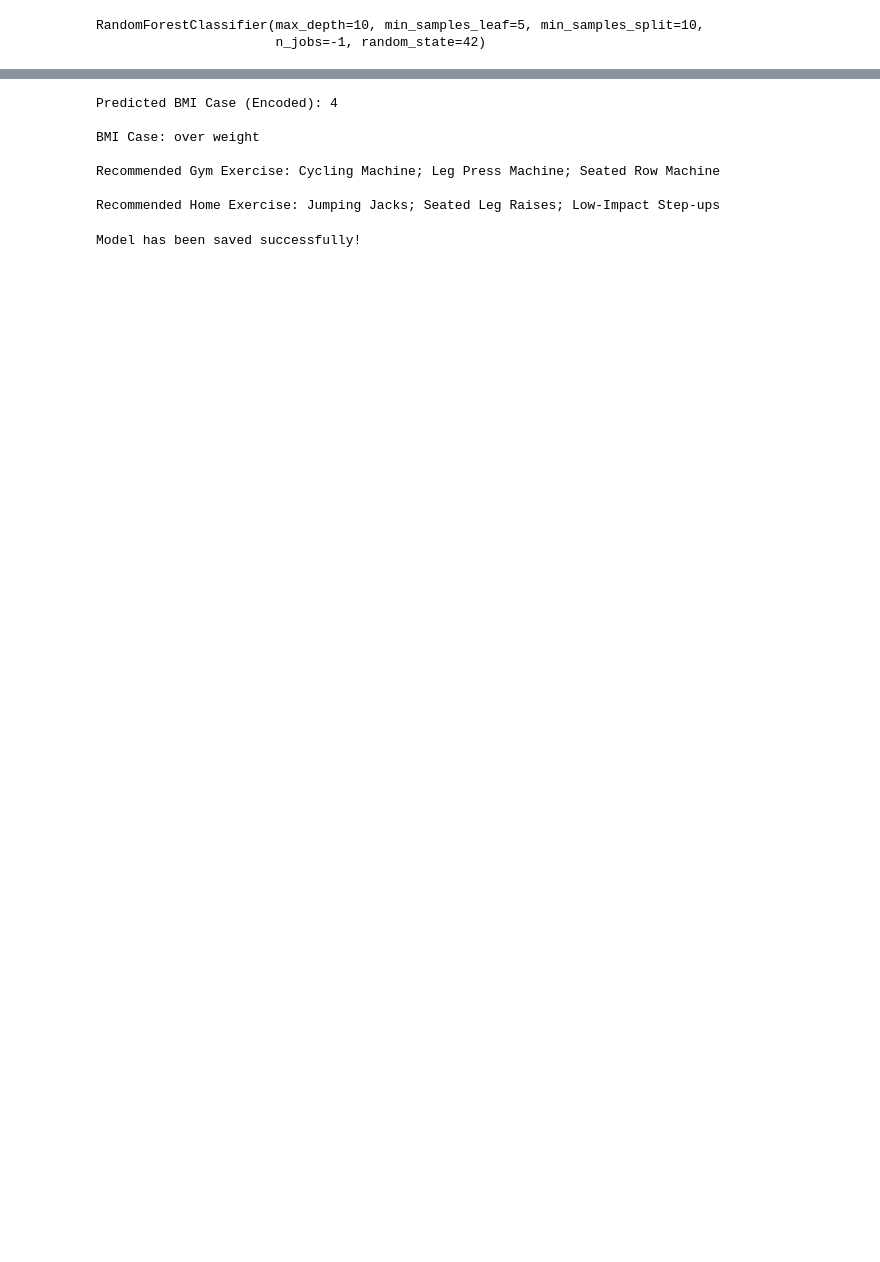
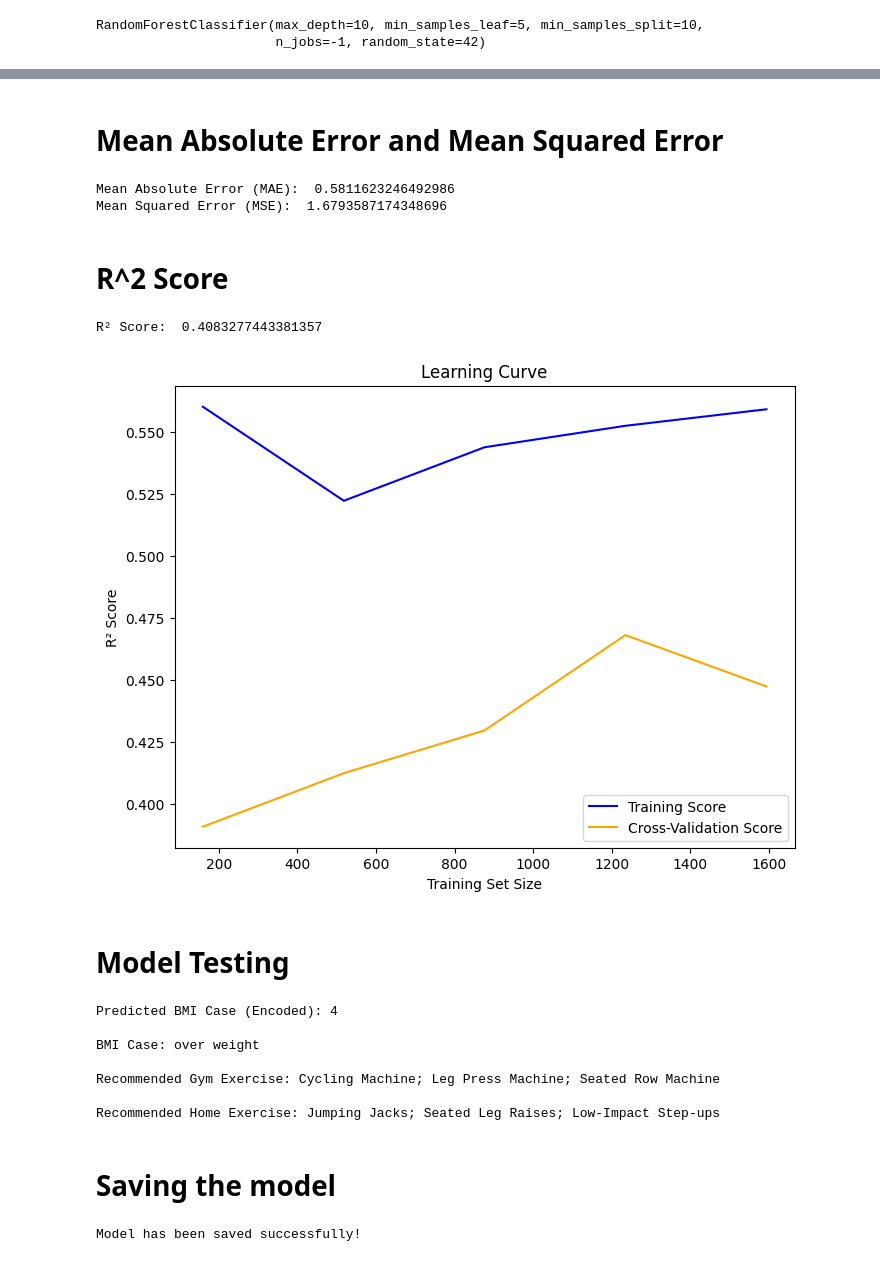
Before and after one commit to MithilaCoomaraswamy/DSGP, a Jupyter notebook: Random_Forest_Final_1_.ipynb, the cells around one changed output, grey strips where cells are left out. Saved outputs shown, nothing was run; the diff lists cells and outputs as text; code cells hidden in the pictures; blank space fills up the shorter version.

```diff
--- a/Random_Forest_Final_1_.ipynb
+++ b/Random_Forest_Final_1_.ipynb
@@ -403,3 +524,50 @@ Classification Report:
+# %% [markdown]
+# **Mean Absolute Error and Mean Squared Error**
+# %%
+from sklearn.metrics import mean_absolute_error, mean_squared_error
+
+# Calculate MAE and MSE
+mae = mean_absolute_error(y_test, best_rf.predict(X_test))
+mse = mean_squared_error(y_test, best_rf.predict(X_test))
+
+print("Mean Absolute Error (MAE): ", mae)
+print("Mean Squared Error (MSE): ", mse)
+# %% [output]
+Mean Absolute Error (MAE):  0.5811623246492986
+Mean Squared Error (MSE):  1.6793587174348696
+# %% [markdown]
+# **R^2 Score**
+# %%
+import numpy as np
+import matplotlib.pyplot as plt
+from sklearn.model_selection import learning_curve
+from sklearn.metrics import r2_score
+
+# Compute R² score
+r2 = r2_score(y_test, best_rf.predict(X_test))
+print("R² Score: ", r2)
+
+# Generate learning curve data
+train_sizes, train_scores, test_scores = learning_curve(best_rf, X_train, y_train, cv=5, scoring="r2")
+
+# Compute mean and standard deviation
+train_scores_mean = np.mean(train_scores, axis=1)
+test_scores_mean = np.mean(test_scores, axis=1)
+
+# Plot learning curve
+plt.figure(figsize=(8, 6))
+plt.plot(train_sizes, train_scores_mean, label="Training Score", color="blue")
+plt.plot(train_sizes, test_scores_mean, label="Cross-Validation Score", color="orange")
+plt.xlabel("Training Set Size")
+plt.ylabel("R² Score")
+plt.title("Learning Curve")
+plt.legend()
+plt.show()
+# %% [output]
+R² Score:  0.4083277443381357
+[figure, added]
+# %% [markdown]
+# **Model Testing**
 # %%
 import numpy as np
 
@@ -456,6 +624,8 @@ BMI Case: over weight
 Recommended Gym Exercise: Cycling Machine; Leg Press Machine; Seated Row Machine
 
 Recommended Home Exercise: Jumping Jacks; Seated Leg Raises; Low-Impact Step-ups
+# %% [markdown]
+# **Saving the model**
 # %%
 import joblib
 
```
Also changed, not shown: parts of 36 cells of this notebook.
